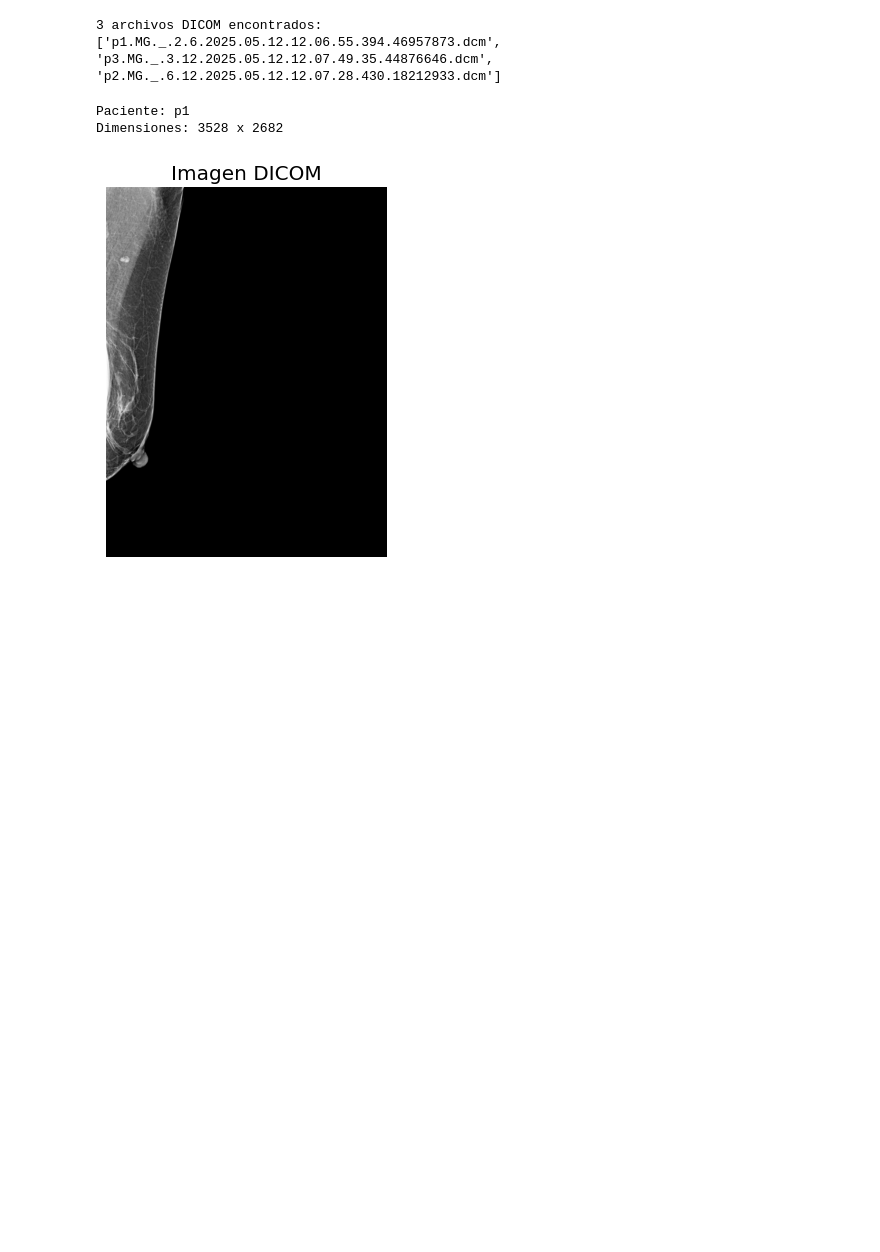
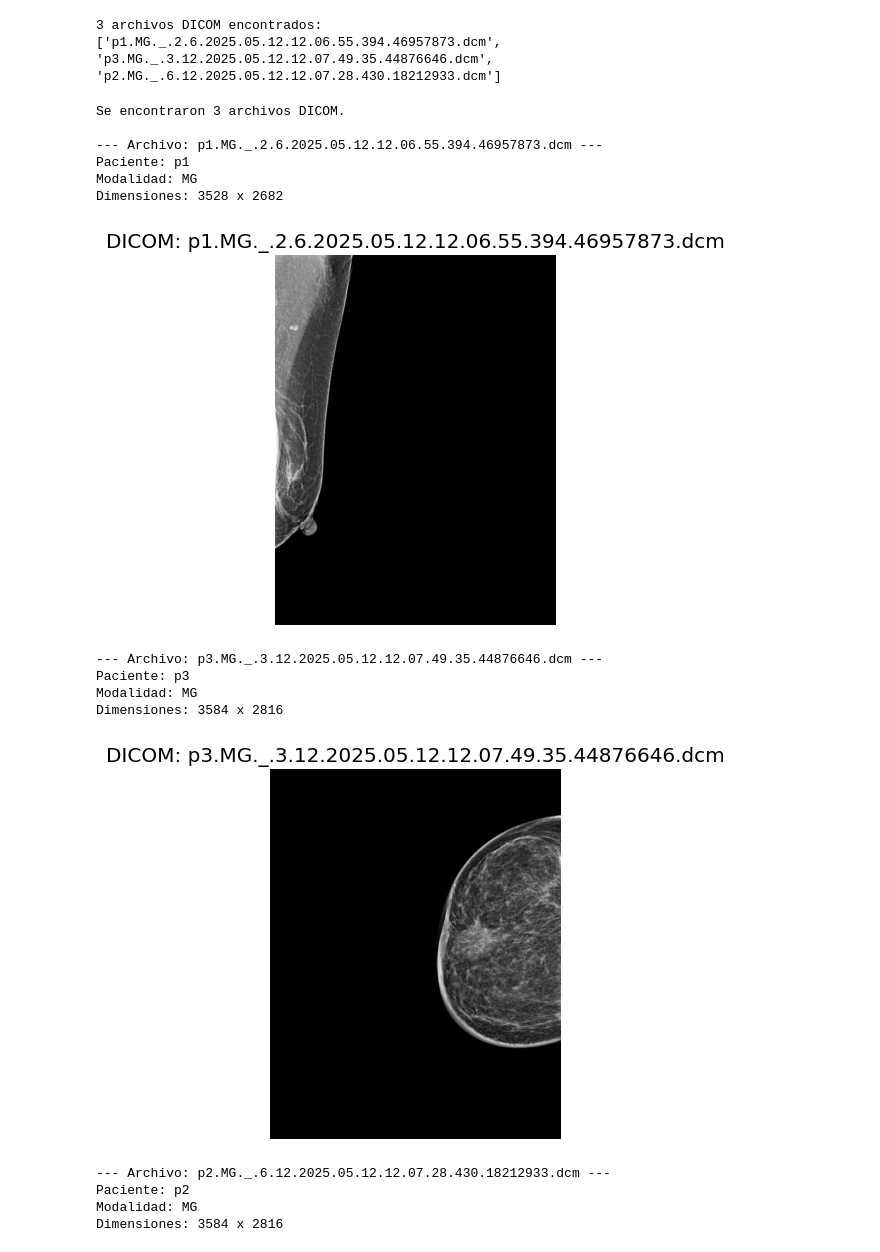
Before and after one commit to MiguelAngeloTr/Datathon, a Jupyter notebook: PM/Mamografia.ipynb, the cells around one changed output. Cells and saved outputs as stored; diff of their text form; code cells hidden in the pictures; blank space fills up the shorter version.

```diff
--- a/PM/Mamografia.ipynb
+++ b/PM/Mamografia.ipynb
@@ -500,21 +500,50 @@ print(dicom_files[:5])  # Muestra los primeros 5
 # %%
 import pydicom
 import matplotlib.pyplot as plt
 
-# Leer y visualizar la primera imagen DICOM
-dicom_path = os.path.join(dicom_dir, dicom_files[0])
-ds = pydicom.dcmread(dicom_path)
+dicom_files = [f for f in os.listdir(dicom_dir) if f.endswith('.dcm')]  # Filtra archivos .dcm
 
-# Mostrar información básica
-print("Paciente:", ds.PatientID)
-print("Dimensiones:", ds.Rows, "x", ds.Columns)
+# Verifica si hay archivos DICOM
+if not dicom_files:
+    print("No se encontraron archivos DICOM (.dcm) en el directorio.")
+else:
+    print(f"Se encontraron {len(dicom_files)} archivos DICOM.")
 
-# Mostrar imagen
-plt.imshow(ds.pixel_array, cmap='gray')
-plt.title("Imagen DICOM")
-plt.axis('off')
-plt.show()
+# Recorre cada archivo DICOM y lo muestra
+for dicom_file in dicom_files:
+    try:
+        # Construye la ruta completa y carga el archivo
+        dicom_path = os.path.join(dicom_dir, dicom_file)
+        ds = pydicom.dcmread(dicom_path)
+
+        # Muestra información básica
+        print("\n--- Archivo:", dicom_file, "---")
+        print("Paciente:", ds.get("PatientID", "No disponible"))
+        print("Modalidad:", ds.get("Modality", "No disponible"))
+        print("Dimensiones:", ds.Rows, "x", ds.Columns)
+
+        # Muestra la imagen
+        plt.imshow(ds.pixel_array, cmap='gray')
+        plt.title(f"DICOM: {dicom_file}")
+        plt.axis('off')
+        plt.show()
+
+    except Exception as e:
+        print(f"Error al procesar {dicom_file}: {str(e)}")
 # %% [output]
+Se encontraron 3 archivos DICOM.
+
+--- Archivo: p1.MG._.2.6.2025.05.12.12.06.55.394.46957873.dcm ---
 Paciente: p1
+Modalidad: MG
 Dimensiones: 3528 x 2682
-[figure, old version]
+[figure, new version]
+--- Archivo: p3.MG._.3.12.2025.05.12.12.07.49.35.44876646.dcm ---
+Paciente: p3
+Modalidad: MG
+Dimensiones: 3584 x 2816
+[figure, added]
+--- Archivo: p2.MG._.6.12.2025.05.12.12.07.28.430.18212933.dcm ---
+Paciente: p2
+Modalidad: MG
+Dimensiones: 3584 x 2816
```
Also changed, not shown: parts of 4 cells of this notebook.
